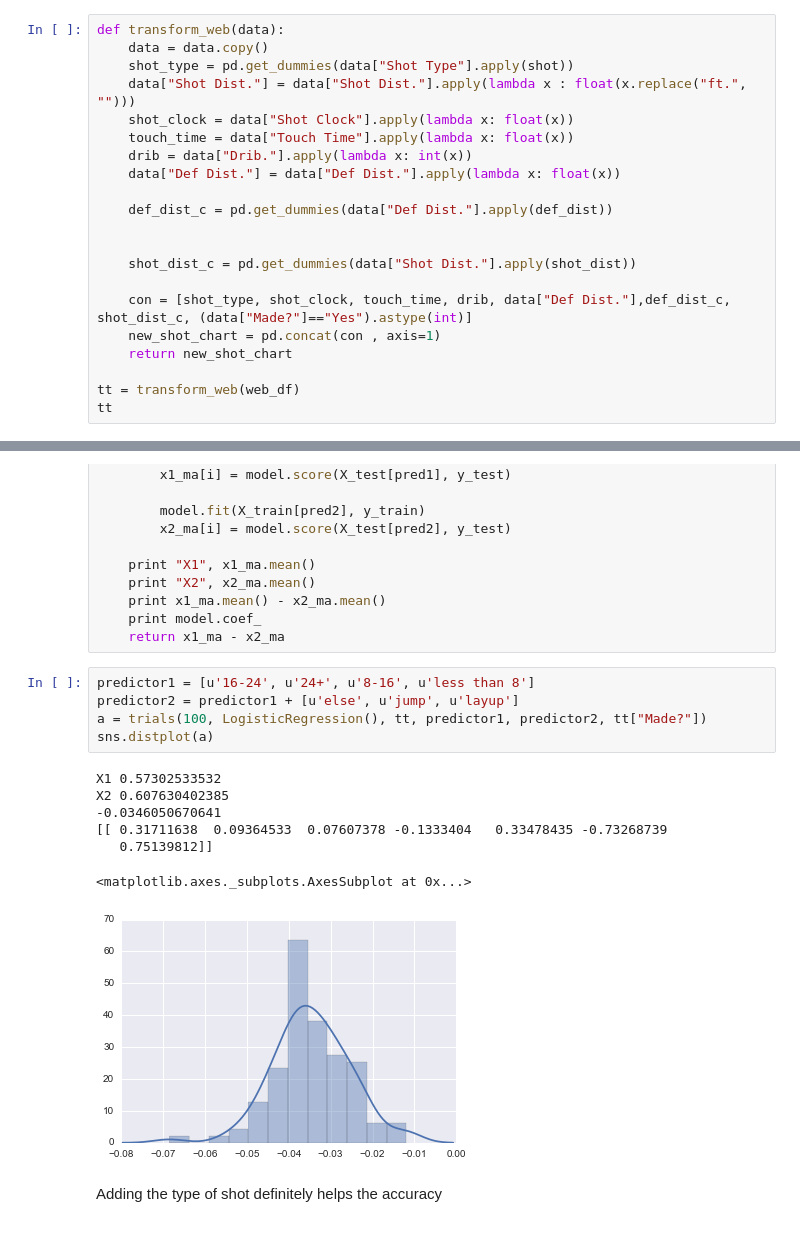
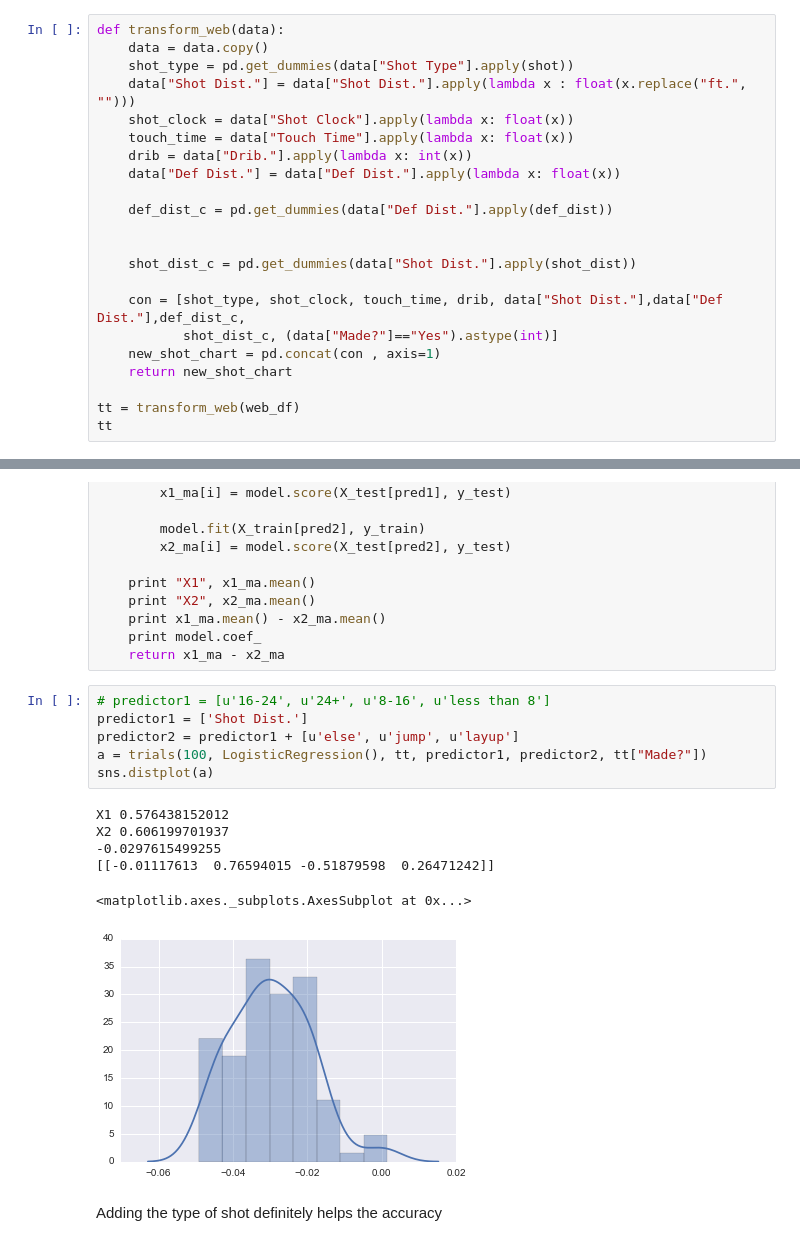
Before and after one commit to billmwong/FiveThirtyGreat, a Jupyter notebook: final_shot_predictor.ipynb, the cells around one changed output, grey strips where cells are left out. Saved outputs shown, nothing was run; the diff lists cells and outputs as text.

```diff
--- a/final_shot_predictor.ipynb
+++ b/final_shot_predictor.ipynb
@@ -60,7 +60,8 @@ def transform_web(data):
 
     shot_dist_c = pd.get_dummies(data["Shot Dist."].apply(shot_dist))
 
-    con = [shot_type, shot_clock, touch_time, drib, data["Def Dist."],def_dist_c, shot_dist_c, (data["Made?"]=="Yes").astype(int)]
+    con = [shot_type, shot_clock, touch_time, drib, data["Shot Dist."],data["Def Dist."],def_dist_c,
+           shot_dist_c, (data["Made?"]=="Yes").astype(int)]
     new_shot_chart = pd.concat(con , axis=1)
     return new_shot_chart
 
@@ -118,18 +119,18 @@ def trials(n, model, X, pred1, pred2, y):
     print model.coef_
     return x1_ma - x2_ma
 # %%
-predictor1 = [u'16-24', u'24+', u'8-16', u'less than 8']
+# predictor1 = [u'16-24', u'24+', u'8-16', u'less than 8']
+predictor1 = ['Shot Dist.']
 predictor2 = predictor1 + [u'else', u'jump', u'layup']
 a = trials(100, LogisticRegression(), tt, predictor1, predictor2, tt["Made?"])
 sns.distplot(a)
 # %% [output]
-X1 0.57302533532
-X2 0.607630402385
--0.0346050670641
-[[ 0.31711638  0.09364533  0.07607378 -0.1333404   0.33478435 -0.73268739
-   0.75139812]]
+X1 0.576438152012
+X2 0.606199701937
+-0.0297615499255
+[[-0.01117613  0.76594015 -0.51879598  0.26471242]]
 <matplotlib.axes._subplots.AxesSubplot at 0x...>
-[figure, old version]
+[figure, new version]
 # %% [markdown]
 Adding the type of shot definitely helps the accuracy
 # %%
```
Also changed, not shown: parts of 10 cells of this notebook, 3 other files.
